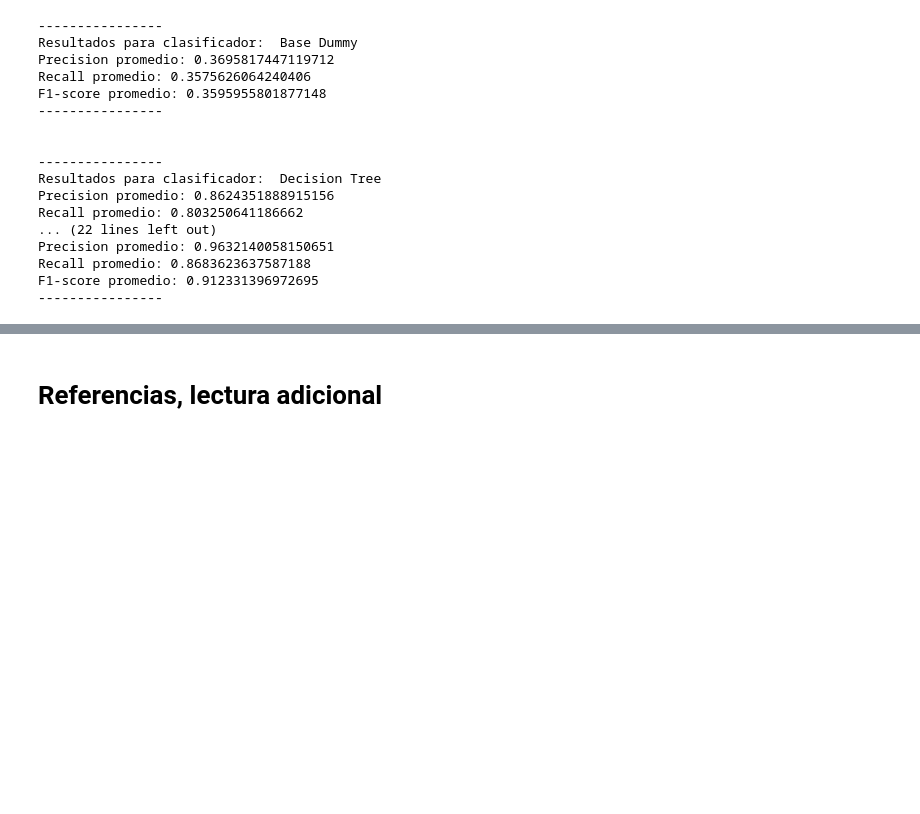
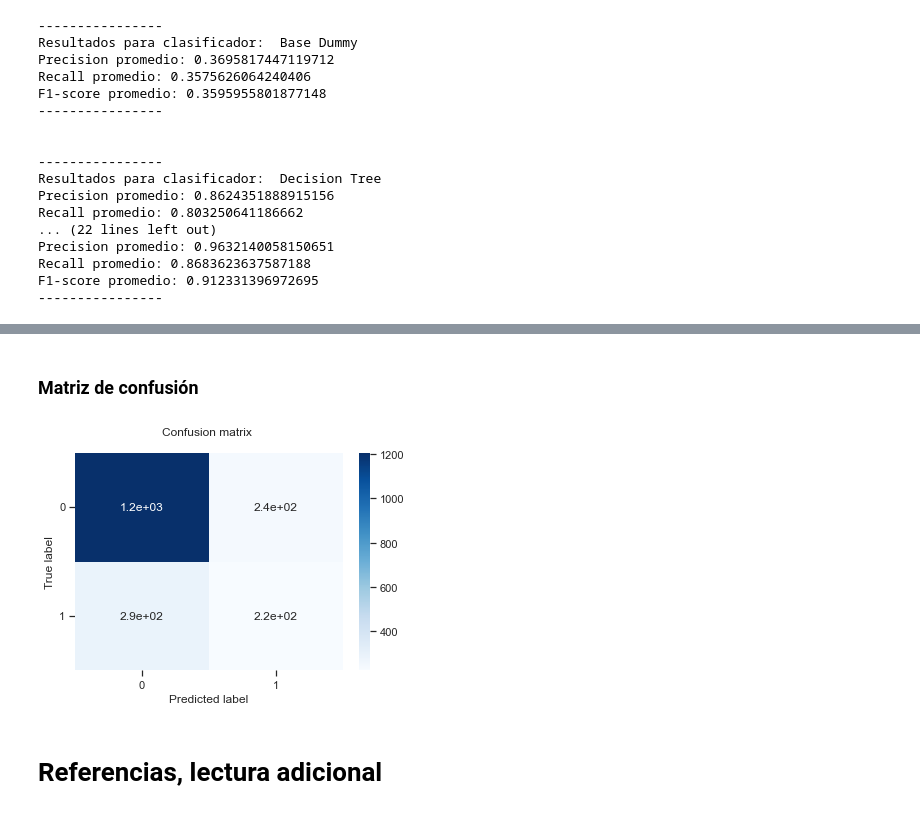
Before and after one commit to hsarmiento/MTI-455, a Jupyter notebook: notebooks/clase04.ipynb, the cells around one changed output, grey strips where cells are left out. Cells and saved outputs as stored; diff of their text form; code cells hidden in the pictures; blank space fills up the shorter version.

```diff
--- a/notebooks/clase04.ipynb
+++ b/notebooks/clase04.ipynb
@@ -514,0 +522,15 @@ F1-score promedio: 0.912331396972695
+# %%
+X = np.array(df[df.columns[:-1]])
+y = df[df.columns[-1]]
+# %%
+from sklearn.model_selection import train_test_split
+
+X_train, X_test, y_train, y_test = train_test_split(X, y, test_size=.33, random_state=37,
+                                                    stratify=y)
+# %%
+clf = DecisionTreeClassifier()
+clf.fit(X_train, y_train)    ## Entrenamos con features X_train y clases y_train
+
+y_pred = clf.predict(X_test)   ## Predecimos con nuevos datos (los de test X_test)
+
+print("Accuracy en test set:", accuracy_score(y_test, y_pred))   ## Evaluamos la predicción comparandbo y_test con y_pred
@@ -515,3 +550,32 @@ F1-score promedio: 0.912331396972695
+# %% [markdown]
+### Matriz de confusión
+# %%
+## EJECUTAR ESTE BLOQUE
+
+from sklearn.metrics import confusion_matrix
+from sklearn.utils.multiclass import unique_labels
+import seaborn as sns; sns.set(style="ticks", color_codes=True)
+import matplotlib.pyplot as plt
+
+# Compute confusion matrix. By default is not normalized (normalize=None)
+# If necessary change 'y_pred' according to your variable name
+cm = confusion_matrix(y_test, y_pred)
+
+# Only use the labels that appear in the data
+classes = unique_labels(y_test, y_pred)
+
+df = pd.DataFrame(cm, index = classes, columns = classes)
+
+g = sns.heatmap(df, annot=True, cmap="Blues")
+g.set_yticklabels(g.get_yticklabels(), rotation = 0)
+
+plt.title('Confusion matrix \n')
+plt.xlabel('Predicted label')
+plt.ylabel('True label')
+
+plt.autoscale()
+# %% [output]
+[figure, added]
 # %% [markdown]
 # Referencias, lectura adicional
 # %% [markdown]
```
Also changed, not shown: parts of 10 cells of this notebook, 4 other files.
